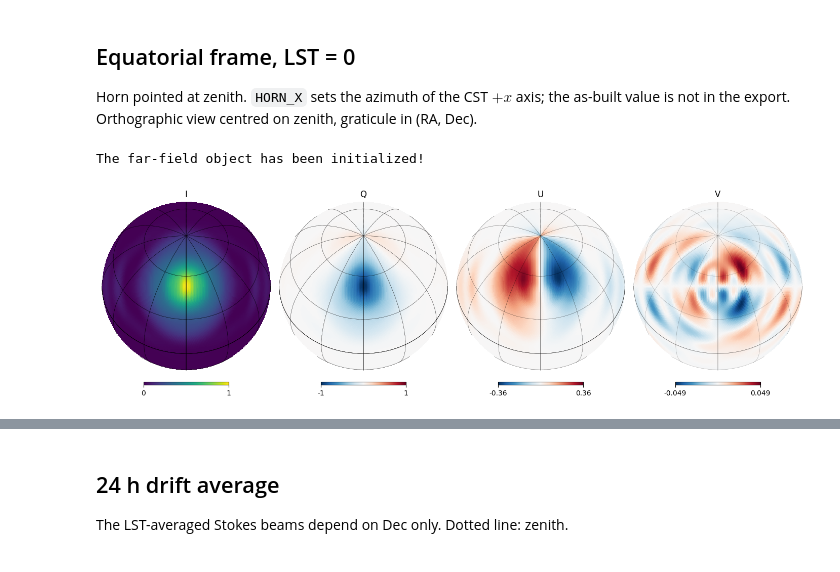
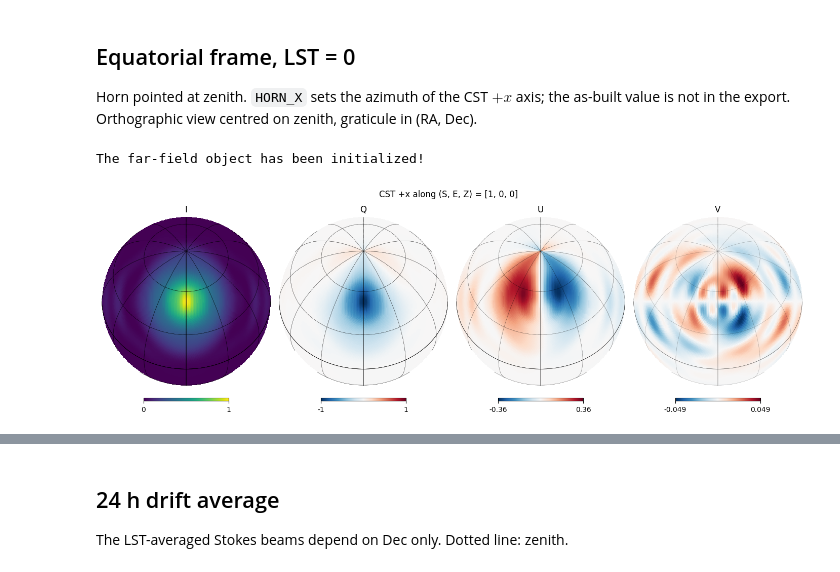
Before and after one commit to zzhang0123/TIBEC, a Jupyter notebook: examples/rhino_full_stokes_beam.ipynb, the cells around one changed output, grey strips where cells are left out. Drawn from its saved outputs; the diff is of its cells as text; code cells hidden in the pictures.

```diff
--- a/examples/rhino_full_stokes_beam.ipynb
+++ b/examples/rhino_full_stokes_beam.ipynb
@@ -66,19 +66,26 @@ fig.tight_layout()
 Horn pointed at zenith. `HORN_X` sets the azimuth of the CST $+x$ axis; the as-built value is not in the export. Orthographic view centred on zenith, graticule in (RA, Dec).
 # %%
 coords = np.stack(np.meshgrid(phi, theta[up], indexing="ij"), -1).reshape(-1, 2)
-beam = E_field(coords, E[:, :, up], alignment_x=HORN_X, alignment_z=[0, 0, 1], ant_lat=LAT)  # theta > 90 deg -> 0
-
 nside = 64
 sky = np.stack(hp.pix2ang(nside, np.arange(hp.nside2npix(nside)))[::-1], -1)   # (RA, pi/2 - Dec)
+
+
+def show_stokes(B, label):
+    """Orthographic I, Q, U, V maps of B[pix, stokes], centred on zenith."""
+    fig = plt.figure(figsize=(14, 4.4))
+    for p in range(4):
+        lim = np.abs(B[:, p]).max()
+        hp.orthview(B[:, p], rot=(0, np.rad2deg(LAT)), half_sky=True, sub=(1, 4, p + 1), fig=fig.number,
+                    title=STOKES[p], cmap="viridis" if p == 0 else "RdBu_r", min=0 if p == 0 else -lim, max=lim, format="%.2g")
+        hp.graticule(30, 30, lw=0.3)
+    fig.suptitle(label, y=1.03)
+
+
+beam = E_field(coords, E[:, :, up], alignment_x=HORN_X, alignment_z=[0, 0, 1], ant_lat=LAT)  # theta > 90 deg -> 0
 B = beam.generate_auto_beam_at_LSTs([0.0], sky, freq_ind=K)[0]
-B /= B[:, 0].max()
-
-fig = plt.figure(figsize=(14, 4.2))
-for p in range(4):
-    lim = np.abs(B[:, p]).max()
-    hp.orthview(B[:, p], rot=(0, np.rad2deg(LAT)), half_sky=True, sub=(1, 4, p + 1), fig=fig.number,
-                title=STOKES[p], cmap="viridis" if p == 0 else "RdBu_r", min=0 if p == 0 else -lim, max=lim, format="%.2g")
-    hp.graticule(30, 30, lw=0.3)
+peak = B[:, 0].max()
+B /= peak
+show_stokes(B, f"CST +x along (S, E, Z) = {HORN_X}")
 # %% [output]
 The far-field object has been initialized!
-[figure, old version]
+[figure, new version]
```
Also changed, not shown: parts of 4 cells of this notebook.
